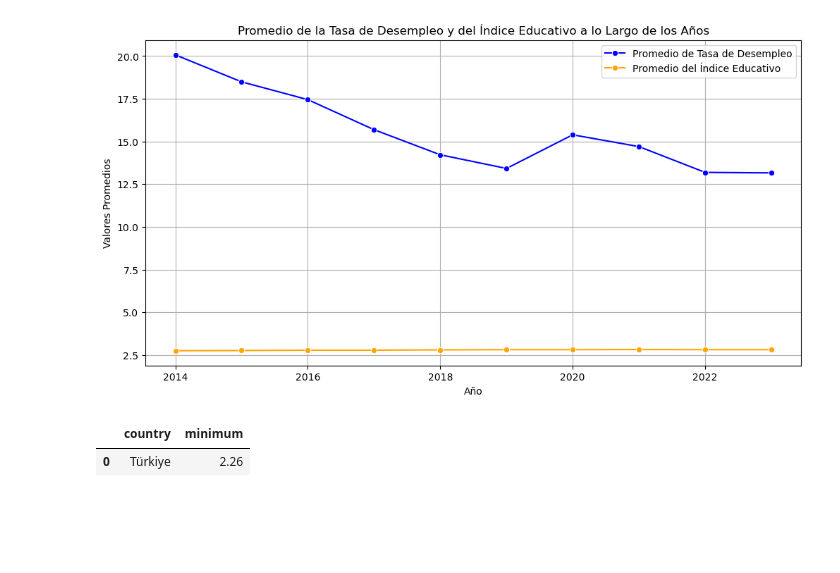
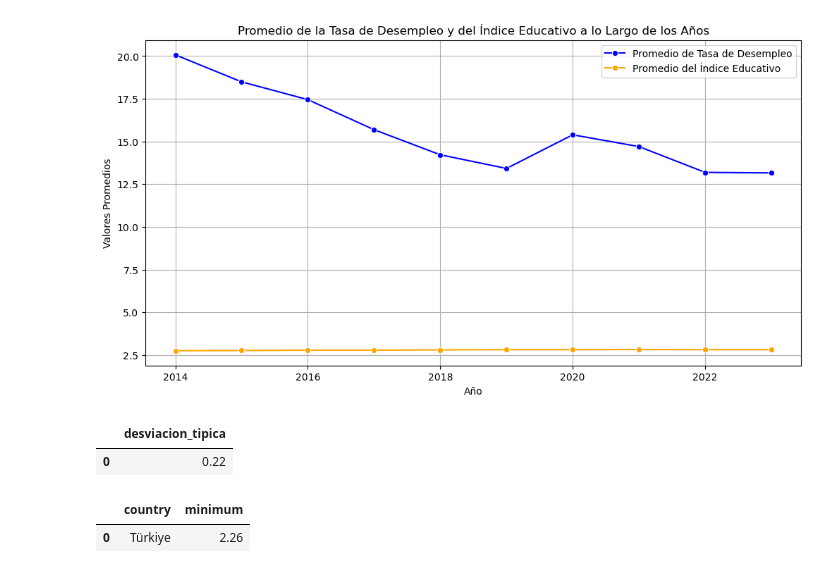
Before and after one commit to harimrys/slq_ue, a Jupyter notebook: ue_graphics.ipynb, the cells around one changed output. Saved outputs shown, nothing was run; the diff lists cells and outputs as text; code cells hidden in the pictures; blank space fills up the shorter version.

```diff
--- a/ue_graphics.ipynb
+++ b/ue_graphics.ipynb
@@ -74,6 +99,11 @@ plot_avg_unemployment_and_education_by_year(engine)
 8  2022     13.19     2.81
 9  2023     13.16     2.81
 [figure]
+# %%
+desv_tip(engine)
+# %% [output]
+|  | desviacion_tipica |
+| 0 | 0.22 |
 # %%
 # Leer la consulta SQL en un DataFrame
 consulta = "SELECT c.country_name AS country, MIN(d.indice_educativo) AS minimum FROM project_ue.country AS c LEFT JOIN project_ue.datos_educativos AS d ON d.id_country = c.id_country WHERE d.indice_educativo = (SELECT MIN(d2.indice_educativo) FROM project_ue.datos_educativos AS d2) GROUP BY c.country_name" #AQUI PEGAR LA QUERY SIN ;  EN UN SOLO BLOQUE
```
Also changed, not shown: parts of 2 cells of this notebook, 1 other file.
